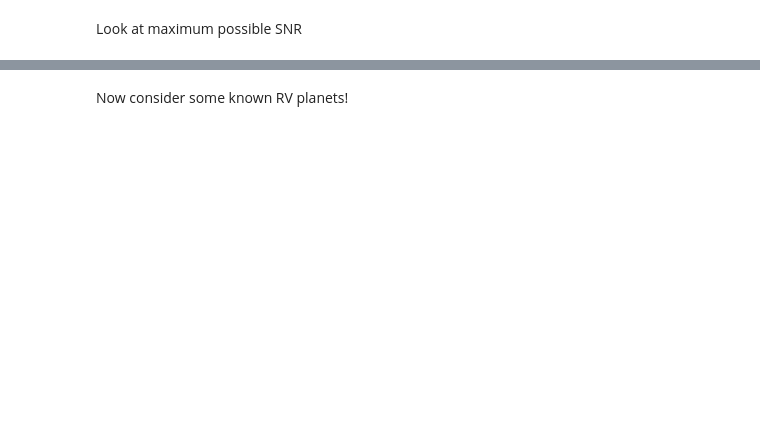
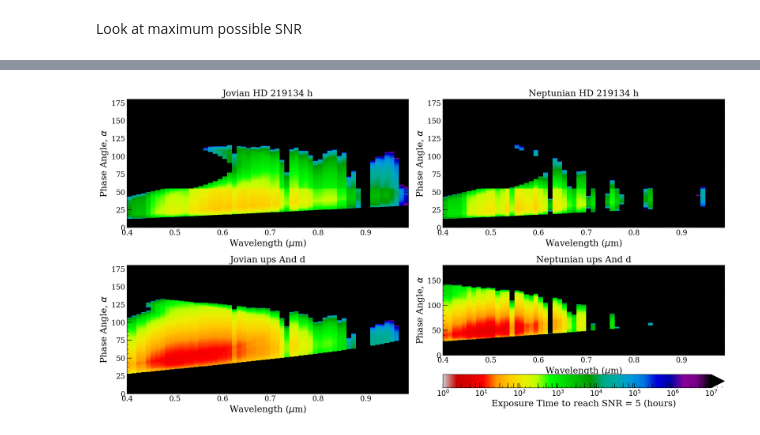
Before and after one commit to blacy/direct-imaging-sims, a Jupyter notebook: WFIRST_SIM/example_SNR_calcs.ipynb, the cells around one changed output, grey strips where cells are left out. Saved outputs shown, nothing was run; the diff lists cells and outputs as text; code cells hidden in the pictures; blank space fills up the shorter version.

```diff
--- a/WFIRST_SIM/example_SNR_calcs.ipynb
+++ b/WFIRST_SIM/example_SNR_calcs.ipynb
@@ -55,2 +283,34 @@ switch to imaging and do the same thing
-# %% [markdown]
-Now consider some known RV planets!
+# %%
+HD_h.update(mu.cbe_spc_pars)
+upsAnd_d.update(mu.cbe_spc_pars)
+#WAVELENGTH vs. ALPHA SNR of 5 exposuretimes
+wavelengths = np.arange(0.4,1.0,0.01)
+HD_h.update({'chromo':1.0,'meth':1.0})
+HD_h.update({'Ag':hpm.juneper_Agfunc(HD_h['chromo'],HD_h['meth'])})
+plt.figure(figsize=(17.0, 9.0))
+ax=plt.subplot(2,2,1)
+alpha_tsnr_plot(HD_h,HD_h_orbit,wavelengths,5.0,cbar=False)
+ax.set_title('Jovian HD 219134 h',fontsize=17)
+
+HD_h.update({'chromo':0.0,'meth':0.0})
+HD_h.update({'Ag':hpm.juneper_Agfunc(HD_h['chromo'],HD_h['meth'])})
+ax=plt.subplot(2,2,2)
+alpha_tsnr_plot(HD_h,HD_h_orbit,wavelengths,5.0,cbar=False)
+ax.set_title('Neptunian HD 219134 h',fontsize=17)
+
+upsAnd_d.update({'chromo':1.0,'meth':1.0})
+upsAnd_d.update({'Ag':hpm.juneper_Agfunc(upsAnd_d['chromo'],upsAnd_d['meth'])})
+ax=plt.subplot(2,2,3)
+alpha_tsnr_plot(upsAnd_d,upsAnd_d_orbit,wavelengths,5.0,cbar=False)
+ax.set_title('Jovian ups And d',fontsize=17)
+
+upsAnd_d.update({'chromo':0.0,'meth':0.0})
+upsAnd_d.update({'Ag':hpm.juneper_Agfunc(upsAnd_d['chromo'],upsAnd_d['meth'])})
+ax=plt.subplot(2,2,4)
+alpha_tsnr_plot(upsAnd_d,upsAnd_d_orbit,wavelengths,5.0,cbar=True)
+ax.set_title('Neptunian ups And d',fontsize=17)
+
+plt.tight_layout()
+plt.show()
+# %% [output]
+[figure, added]
```
Also changed, not shown: parts of 9 cells of this notebook.
